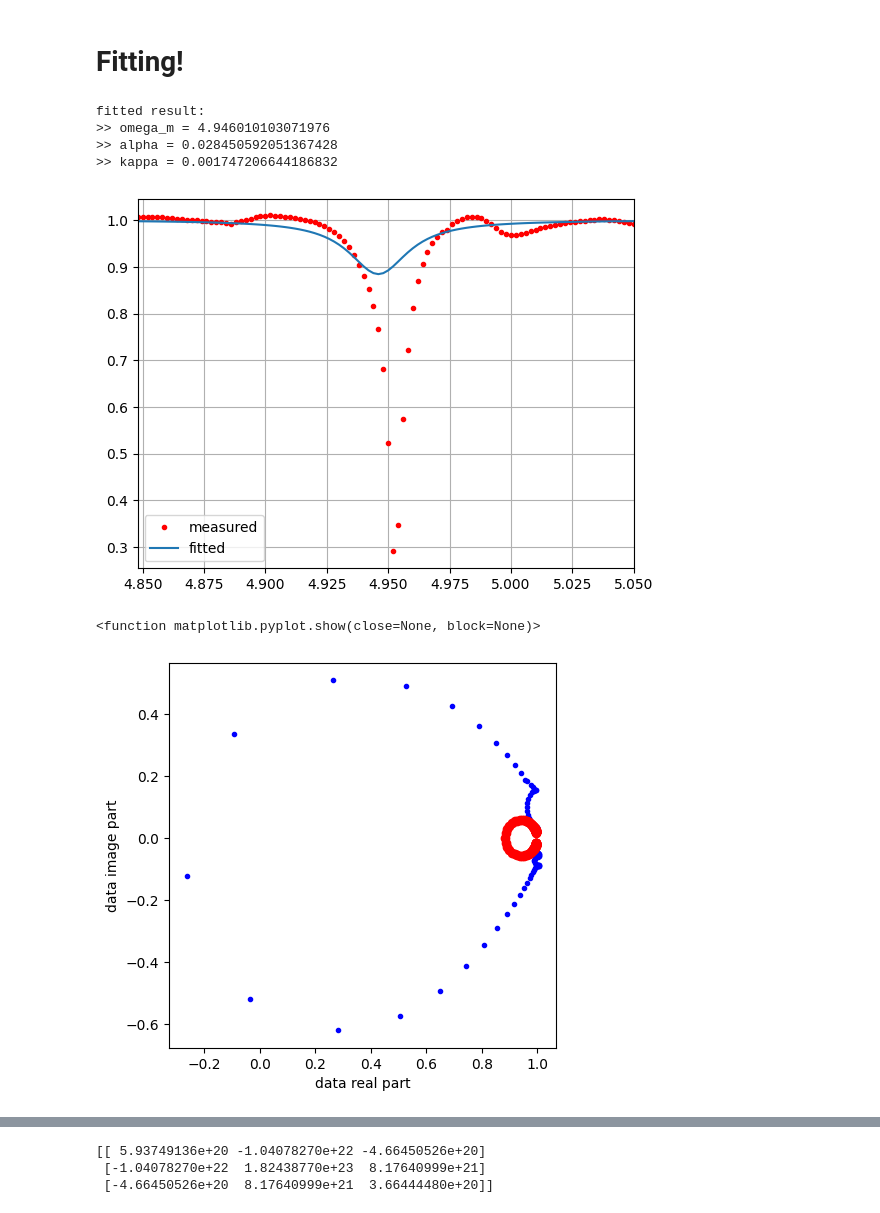
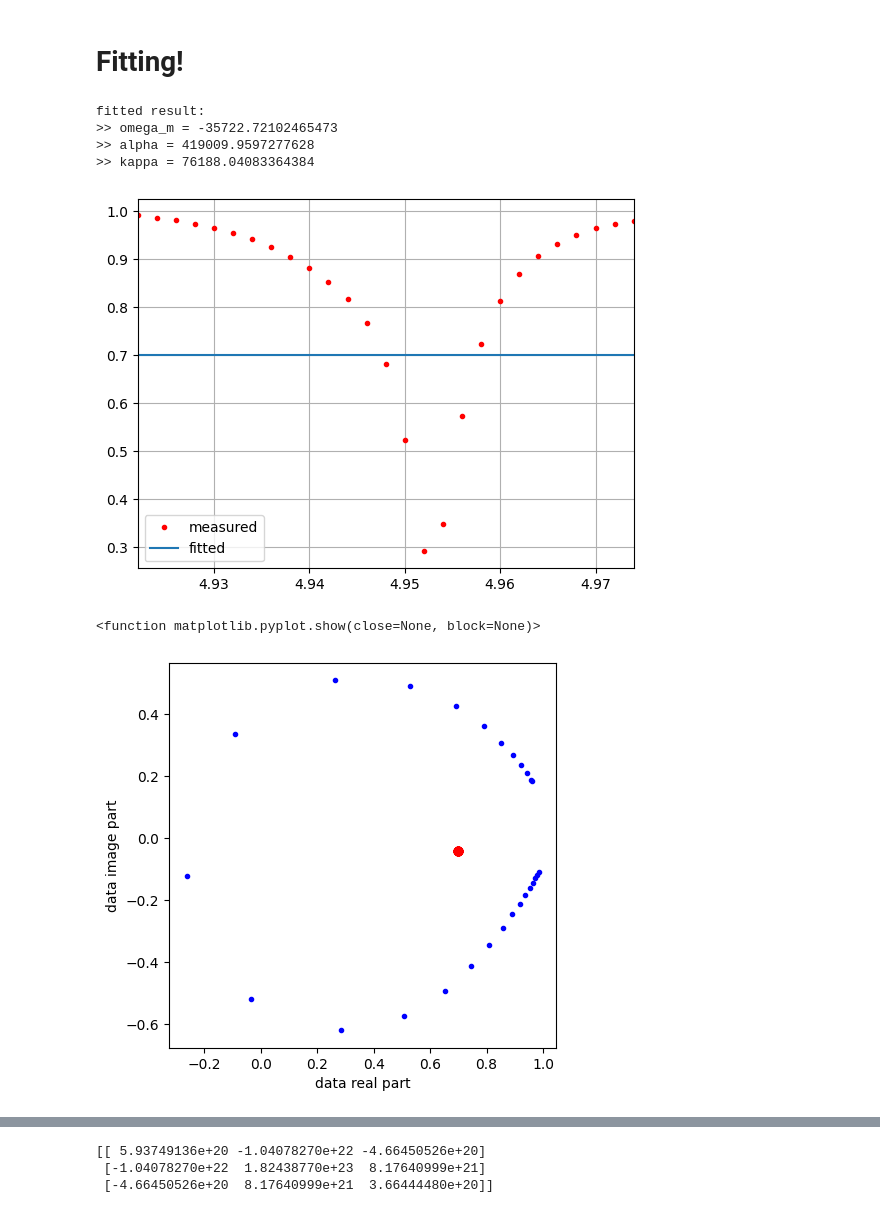
Before and after one commit to Nick1467/Mirror, a Jupyter notebook: quick_scale.ipynb, the cells around one changed output, grey strips where cells are left out. Cells and saved outputs as stored; diff of their text form; code cells hidden in the pictures.

```diff
--- a/quick_scale.ipynb
+++ b/quick_scale.ipynb
@@ -71,7 +71,7 @@ def get_fslice(info, frange):
                  int( (frange[1] - f0) // step + 1)) , frq
 
 
-screen , frq= get_fslice(info, [4.85e+9,5.05e+9])  #3.5e+9,6e+9
+screen , frq= get_fslice(info, [4.925e+9,4.975e+9])  #3.5e+9,6e+9
 trace_no = 100
 
 #screen = slice(None)
@@ -161,19 +161,19 @@ def s11( omega, omega_m, alpha, kappa):
     s11 =( 1 - (kappa / (Gamma - 1j*(omega - omega_m))))
     return np.hstack([s11.real, s11.imag])
 
-f_used, s11_used = frq[screen]/1e+9,( data[:,trace_no: trace_no+1][screen])
+f_used, s11_used = frq[screen]/1e+9,data[:,trace_no: trace_no+1][screen]
 param_names = list(inspect.signature(s11).parameters.keys())[1:]
 mix = np.hstack([(s11_used[:,0]).real, (s11_used[:,0]).imag])
 
-strpts = np.array([4.95, 0.004, 0.006])# starting points
+strpts = np.array([4.952, 0.0042, 0.0063])# starting points
 
 coeffs, cov = curve_fit(
     s11,
     f_used,
     mix,
     p0=strpts,
-    maxfev = 1500
-    )
+    maxfev = 20000
+)
 #omega_c1, omega_m1, kappa1, gamma1, c1  = coeffs
 
 print('fitted result:')
@@ -184,36 +184,36 @@ for name, value in zip(param_names, coeffs):
 #R2 = r2_score(s21_measured, y_pred)
 #print(f'with R-squared value R^2 = {R2:.4f}')
 
 s11_fit = s11(f_used, *coeffs)
 midpoint = s11_fit.shape[-1] // 2
 
 real_part = s11_fit[:midpoint]
 imag_part = s11_fit[midpoint:]
 
 sum = real_part + 1j*imag_part
 
 
 plt.plot(f_used, abs(s11_used), 'r .', label='measured')
 plt.plot(f_used, abs(sum), label='fitted')
 plt.xlim(np.min(f_used), np.max(f_used))
 #plt.title(f'Trace Fitting tr.{trace_no}')
 plt.legend()
 plt.grid()
 plt.savefig('fitting_result.png', dpi =300)
 plt.show()
 
 plt.figure(figsize=(5,5))
 plt.plot(np.real(data[:, trace_no:trace_no+1])[screen], np.imag(data[:, trace_no:trace_no+1])[screen],'b.')
 plt.plot(np.real(sum), np.imag(sum),'ro')
 plt.xlabel('data real part')
 plt.ylabel('data image part')
 plt.title
 plt.show
 # %% [output]
 fitted result:
->> omega_m = 4.946010103071976
->> alpha = 0.028450592051367428
->> kappa = 0.001747206644186832
+>> omega_m = -35722.72102465473
+>> alpha = 419009.9597277628
+>> kappa = 76188.04083364384
-[figure, old version]
+[figure, new version]
 <function matplotlib.pyplot.show(close=None, block=None)>
-[figure, old version]
+[figure, new version]
```
Also changed, not shown: parts of 6 cells of this notebook, 1 other file.
